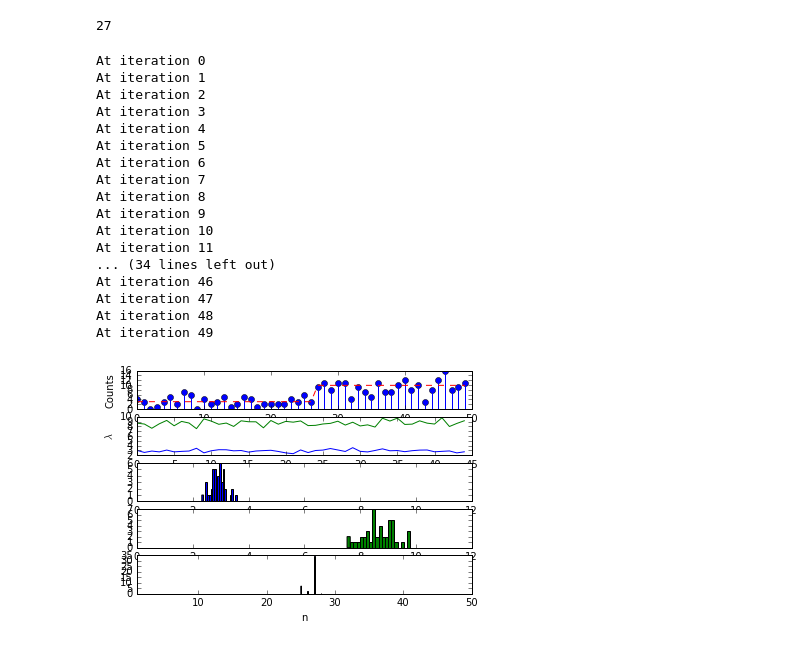
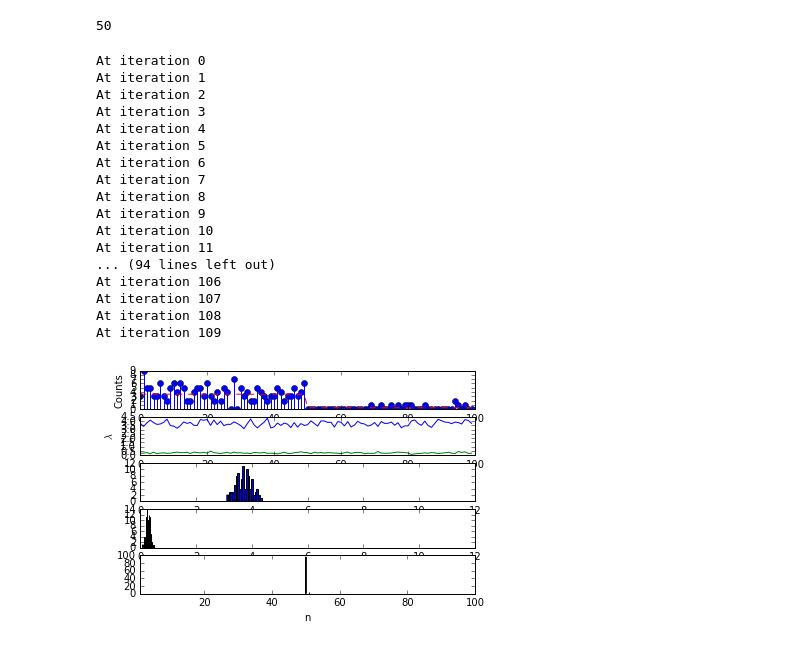
Before and after one commit to franklinmarsh/computational_statistics, a Jupyter notebook: gibbs_sampler.ipynb, the cells around one changed output. Drawn from its saved outputs; the diff is of its cells as text; code cells hidden in the pictures.

```diff
--- a/gibbs_sampler.ipynb
+++ b/gibbs_sampler.ipynb
@@ -15,17 +15,21 @@ numpy.random.seed(123456789)
 %matplotlib inline
 # %%
 # Hyperparameters
-N=50
+N=100
 a=2
 b=1
 
 # Change-point: where the intensity parameter changes.
-n=int(round(uniform.rvs()*N))
+#n=int(round(uniform.rvs()*N))
+n = 50
 print str(n)
 
 # Intensity values
-lambda1=gamma.rvs(a,scale=1./b) # We use 1/b instead of b because of the way Gamma distribution is parametrized in the package random.
-lambda2=gamma.rvs(a,scale=1./b)
+#lambda1=gamma.rvs(a,scale=1./b) # We use 1/b instead of b because of the way Gamma distribution is parametrized in the package random.
+#lambda2=gamma.rvs(a,scale=1./b)
+
+lambda1 = 3.479722 # We use 1/b instead of b because of the way Gamma distribution is parametrized in the package random.
+lambda2 = 0.3134539
 
 lambdas=[lambda1]*n
 lambdas[n:N-1]=[lambda2]*(N-n)
@@ -33,7 +37,7 @@ lambdas[n:N-1]=[lambda2]*(N-n)
 # Observations, x_1 ... x_N
 x=poisson.rvs(lambdas)
 # %% [output]
-27
+50
 # %%
 # make one big subplots and put everything in it.
 f, (ax1,ax2,ax3,ax4,ax5)=plt.subplots(5,1)
@@ -43,8 +47,8 @@ ax1.plot(range(N),lambdas,'r--')
 ax1.set_ylabel('Counts')
 
 # Gibbs sampler
-E=50
-BURN_IN=5
+E=110
+BURN_IN=10
 
 # Initialize the chain
 n=int(round(uniform.rvs()*N))
@@ -63,46 +67,46 @@ for e in range(E):
 	lambda2=gamma.rvs(a+sum(x[n:N]), scale=1./(N-n+b))
 
 	# sample n, Equation 10
-	mult_n=numpy.array([0]*N)
+	f_mult_n=numpy.array([0]*N)
 	for i in range(N):
-		mult_n[i]=sum(x[0:i])*log(lambda1)-i*lambda1+sum(x[i:N])*log(lambda2)-(N-i)*lambda2
-	mult_n=exp(mult_n-max(mult_n))
+		f_mult_n[i]=sum(x[0:i])*log(lambda1)-i*lambda1+sum(x[i:N])*log(lambda2)-(N-i)*lambda2
+	mult_n=exp(f_mult_n-max(f_mult_n))
 	n=numpy.where(multinomial(1,mult_n/sum(mult_n),size=1)==1)[1][0]
 
 	# store
 	if e>=BURN_IN:
 		chain_n[e-BURN_IN]=n
 		chain_lambda1[e-BURN_IN]=lambda1
 		chain_lambda2[e-BURN_IN]=lambda2
 
 ax2.plot(chain_lambda1,'b',chain_lambda2,'g')
 ax2.set_ylabel('$\lambda$')
 ax3.hist(chain_lambda1,20)
 ax3.set_xlabel('$\lambda_1$')
 ax3.set_xlim([0,12])
 ax4.hist(chain_lambda2,20,color='g')
 ax4.set_xlim([0,12])
 ax4.set_xlabel('$\lambda_2$')
 ax5.hist(chain_n,50)
 ax5.set_xlabel('n')
-ax5.set_xlim([1,50])
+ax5.set_xlim([1,100])
 plt.show()
 # %% [output]
 At iteration 0
 At iteration 1
 At iteration 2
 At iteration 3
 At iteration 4
 At iteration 5
 At iteration 6
 At iteration 7
 At iteration 8
 At iteration 9
 At iteration 10
 At iteration 11
-... (34 lines left out)
-At iteration 46
-At iteration 47
-At iteration 48
-At iteration 49
+... (94 lines left out)
+At iteration 106
+At iteration 107
+At iteration 108
+At iteration 109
-[figure, old version]
+[figure, new version]
```
Also changed, not shown: parts of 2 cells of this notebook, 1 other file.
